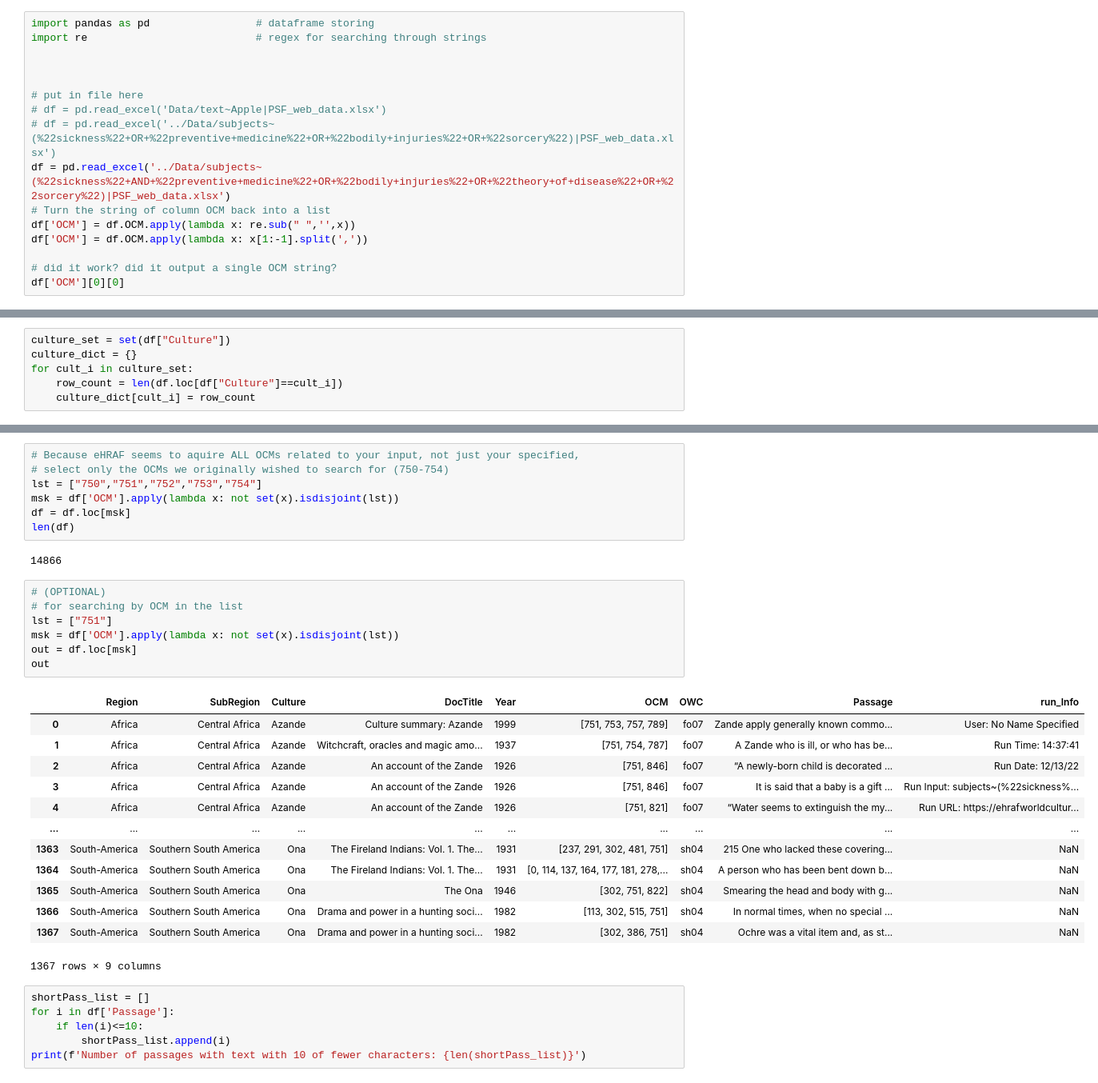
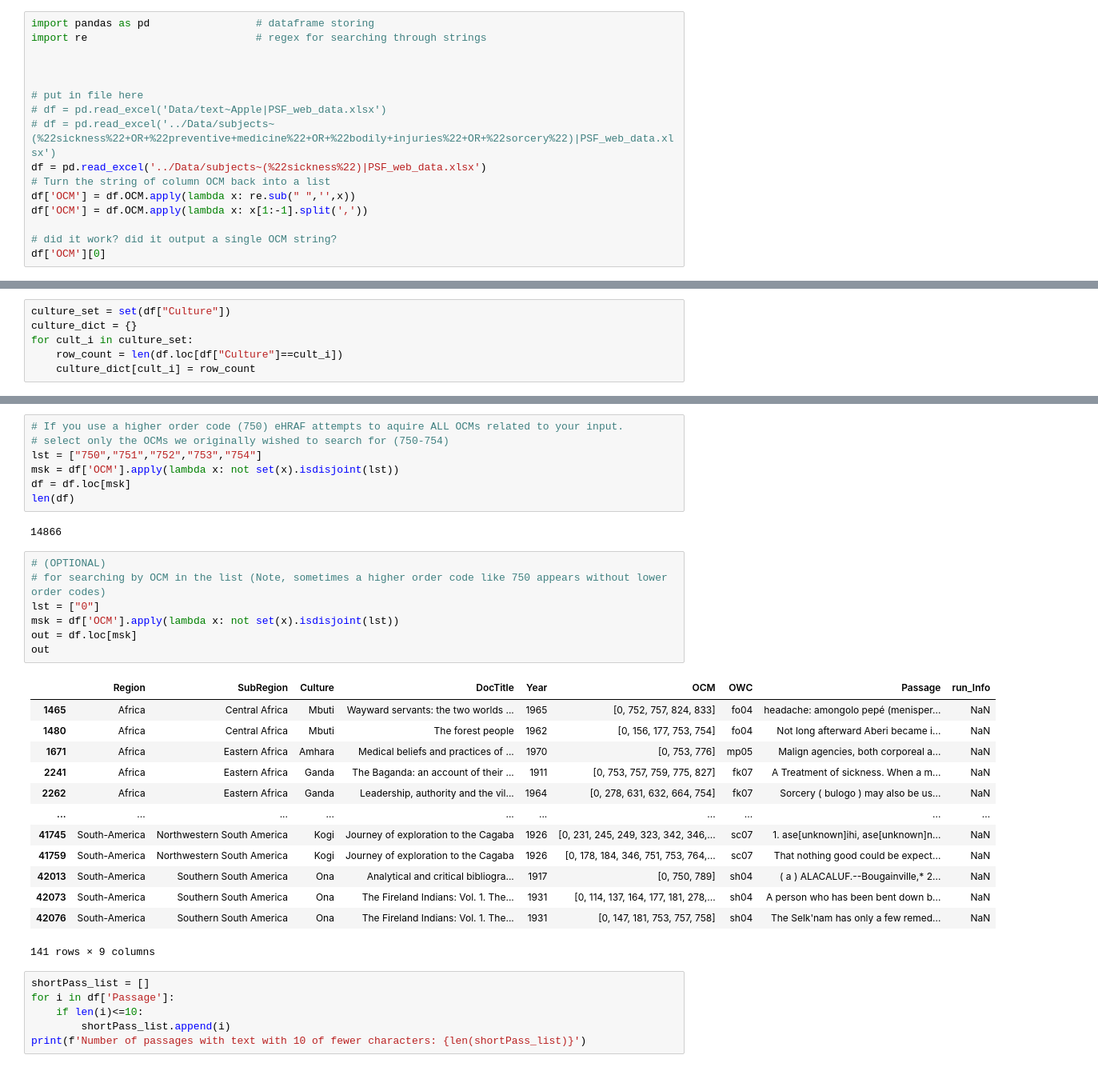
Before and after one commit to Chantland/eHRAF_Scraper, a Jupyter notebook: Analysis/stats-eHRAF_Scraper.ipynb, the cells around one changed output, grey strips where cells are left out. Shown at 80% size. Saved outputs shown, nothing was run; the diff lists cells and outputs as text.

Commit message:
returning the eHRAF Quriks

```diff
--- a/Analysis/stats-eHRAF_Scraper.ipynb
+++ b/Analysis/stats-eHRAF_Scraper.ipynb
@@ -13,11 +13,11 @@ import re                           # regex for searching through strings
 # put in file here
 # df = pd.read_excel('Data/text~Apple|PSF_web_data.xlsx')
 # df = pd.read_excel('../Data/subjects~(%22sickness%22+OR+%22preventive+medicine%22+OR+%22bodily+injuries%22+OR+%22sorcery%22)|PSF_web_data.xlsx')
-df = pd.read_excel('../Data/subjects~(%22sickness%22+AND+%22preventive+medicine%22+OR+%22bodily+injuries%22+OR+%22theory+of+disease%22+OR+%22sorcery%22)|PSF_web_data.xlsx')
+df = pd.read_excel('../Data/subjects~(%22sickness%22)|PSF_web_data.xlsx')
 # Turn the string of column OCM back into a list
 df['OCM'] = df.OCM.apply(lambda x: re.sub(" ",'',x))
 df['OCM'] = df.OCM.apply(lambda x: x[1:-1].split(','))
 
 # did it work? did it output a single OCM string?
-df['OCM'][0][0]
+df['OCM'][0]
 # %% [output]
@@ -39,5 +39,5 @@ After: 1367
 # %%
-# Because eHRAF seems to aquire ALL OCMs related to your input, not just your specified,
+# If you use a higher order code (750) eHRAF attempts to aquire ALL OCMs related to your input.
 # select only the OCMs we originally wished to search for (750-754)
 lst = ["750","751","752","753","754"]
 msk = df['OCM'].apply(lambda x: not set(x).isdisjoint(lst))
@@ -47,25 +47,25 @@ len(df)
 14866
 # %%
 # (OPTIONAL)
-# for searching by OCM in the list
-lst = ["751"]
+# for searching by OCM in the list (Note, sometimes a higher order code like 750 appears without lower order codes)
+lst = ["0"]
 msk = df['OCM'].apply(lambda x: not set(x).isdisjoint(lst))
 out = df.loc[msk]
 out
 # %% [output]
 |  | Region | SubRegion | Culture | DocTitle | Year | OCM | OWC | Passage | run_Info |
-| 0 | Africa | Central Africa | Azande | Culture summary: Azande | 1999 | [751, 753, 757, 789] | fo07 | Zande apply generally known commo... | User: No Name Specified |
-| 1 | Africa | Central Africa | Azande | Witchcraft, oracles and magic amo... | 1937 | [751, 754, 787] | fo07 | A Zande who is ill, or who has be... | Run Time: 14:37:41 |
-| 2 | Africa | Central Africa | Azande | An account of the Zande | 1926 | [751, 846] | fo07 | “A newly-born child is decorated ... | Run Date: 12/13/22 |
-| 3 | Africa | Central Africa | Azande | An account of the Zande | 1926 | [751, 846] | fo07 | It is said that a baby is a gift ... | Run Input: subjects~(%22sickness%... |
-| 4 | Africa | Central Africa | Azande | An account of the Zande | 1926 | [751, 821] | fo07 | “Water seems to extinguish the my... | Run URL: https://ehrafworldcultur... |
+| 1465 | Africa | Central Africa | Mbuti | Wayward servants: the two worlds ... | 1965 | [0, 752, 757, 824, 833] | fo04 | headache: amongolo pepé (menisper... | NaN |
+| 1480 | Africa | Central Africa | Mbuti | The forest people | 1962 | [0, 156, 177, 753, 754] | fo04 | Not long afterward Aberi became i... | NaN |
+| 1671 | Africa | Eastern Africa | Amhara | Medical beliefs and practices of ... | 1970 | [0, 753, 776] | mp05 | Malign agencies, both corporeal a... | NaN |
+| 2241 | Africa | Eastern Africa | Ganda | The Baganda: an account of their ... | 1911 | [0, 753, 757, 759, 775, 827] | fk07 | A Treatment of sickness. When a m... | NaN |
+| 2262 | Africa | Eastern Africa | Ganda | Leadership, authority and the vil... | 1964 | [0, 278, 631, 632, 664, 754] | fk07 | Sorcery ( bulogo ) may also be us... | NaN |
 | ... | ... | ... | ... | ... | ... | ... | ... | ... | ... |
-| 1363 | South-America | Southern South America | Ona | The Fireland Indians: Vol. 1. The... | 1931 | [237, 291, 302, 481, 751] | sh04 | 215 One who lacked these covering... | NaN |
-| 1364 | South-America | Southern South America | Ona | The Fireland Indians: Vol. 1. The... | 1931 | [0, 114, 137, 164, 177, 181, 278,... | sh04 | A person who has been bent down b... | NaN |
-| 1365 | South-America | Southern South America | Ona | The Ona | 1946 | [302, 751, 822] | sh04 | Smearing the head and body with g... | NaN |
-| 1366 | South-America | Southern South America | Ona | Drama and power in a hunting soci... | 1982 | [113, 302, 515, 751] | sh04 | In normal times, when no special ... | NaN |
-| 1367 | South-America | Southern South America | Ona | Drama and power in a hunting soci... | 1982 | [302, 386, 751] | sh04 | Ochre was a vital item and, as st... | NaN |
+| 41745 | South-America | Northwestern South America | Kogi | Journey of exploration to the Cagaba | 1926 | [0, 231, 245, 249, 323, 342, 346,... | sc07 | 1. ase[unknown]ihi, ase[unknown]n... | NaN |
+| 41759 | South-America | Northwestern South America | Kogi | Journey of exploration to the Cagaba | 1926 | [0, 178, 184, 346, 751, 753, 764,... | sc07 | That nothing good could be expect... | NaN |
+| 42013 | South-America | Southern South America | Ona | Analytical and critical bibliogra... | 1917 | [0, 750, 789] | sh04 | ( a ) ALACALUF.--Bougainville,* 2... | NaN |
+| 42073 | South-America | Southern South America | Ona | The Fireland Indians: Vol. 1. The... | 1931 | [0, 114, 137, 164, 177, 181, 278,... | sh04 | A person who has been bent down b... | NaN |
+| 42076 | South-America | Southern South America | Ona | The Fireland Indians: Vol. 1. The... | 1931 | [0, 147, 181, 753, 757, 758] | sh04 | The Selk'nam has only a few remed... | NaN |
-1367 rows × 9 columns
+141 rows × 9 columns
 # %%
 shortPass_list = []
 for i in df['Passage']:
```
Also changed, not shown: parts of 2 cells of this notebook, 6 other files.
